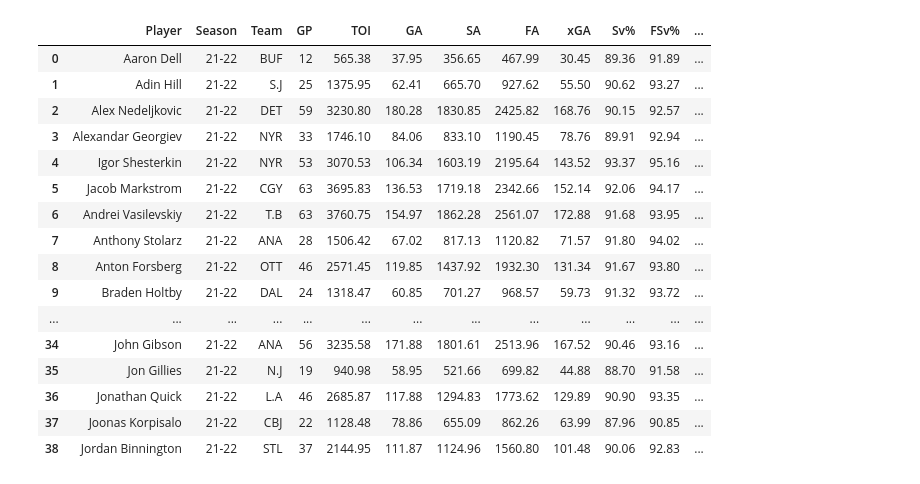
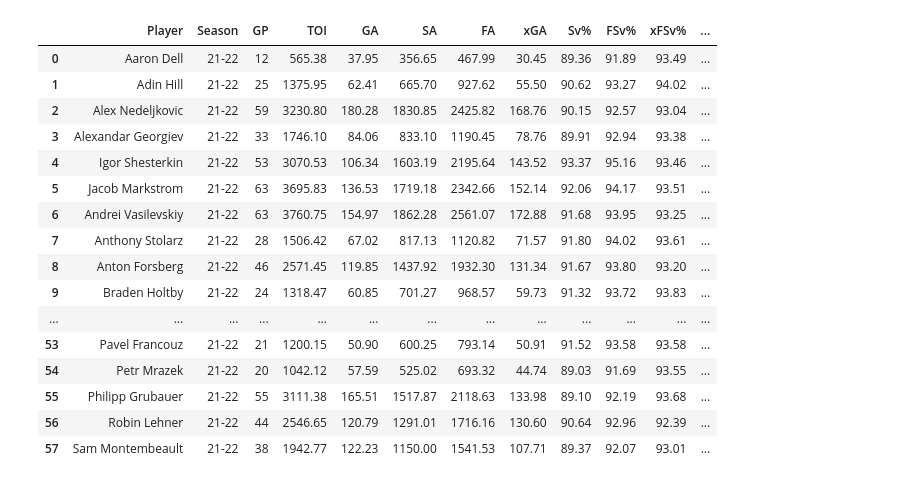
Before and after one commit to mikeytw11/Hockey, a Jupyter notebook: Goalie_Consistency.ipynb, the cells around one changed output. Drawn from its saved outputs; the diff is of its cells as text; code cells hidden in the pictures.

Commit message:
Rearranged columns and added to table.

```diff
--- a/Goalie_Consistency.ipynb
+++ b/Goalie_Consistency.ipynb
@@ -277,5 +372,24 @@ Gillies_Final = Goalies_Season.loc[Goalies_Season.Player=='Jon Gillies']
 Quick_Final = Goalies_Season.loc[Goalies_Season.Player=='Jonathan Quick']
 Korpisalo_Final = Goalies_Season.loc[Goalies_Season.Player=='Joonas Korpisalo']
 Binnington_Final = Goalies_Season.loc[Goalies_Season.Player=='Jordan Binnington']
+Saros_Final = Goalies_Season.loc[Goalies_Season.Player=='Juuse Saros']
+Kahkonen_Final = Goalies_Season.loc[Goalies_Season.Player=='Kaapo Kahkonen']
+Vejmelka_Final = Goalies_Season.loc[Goalies_Season.Player=='Karel Vejmelka']
+Lankinen_Final = Goalies_Season.loc[Goalies_Season.Player=='Kevin Lankinen']
+Brossoit_Final = Goalies_Season.loc[Goalies_Season.Player=='Laurent Brossoit']
+Ullmark_Final = Goalies_Season.loc[Goalies_Season.Player=='Linus Ullmark']
+Thompson_Final = Goalies_Season.loc[Goalies_Season.Player=='Logan Thompson']
+Blackwood_Final = Goalies_Season.loc[Goalies_Season.Player=='Mackenzie Blackwood']
+Fleury_Final = Goalies_Season.loc[Goalies_Season.Player=='Marc-Andre Fleury']
+Jones_Final = Goalies_Season.loc[Goalies_Season.Player=='Martin Jones']
+Murray_Final = Goalies_Season.loc[Goalies_Season.Player=='Matt Murray']
+Smith_Final = Goalies_Season.loc[Goalies_Season.Player=='Mike Smith']
+Koskinen_Final = Goalies_Season.loc[Goalies_Season.Player=='Mikko Koskinen']
+Daws_Final = Goalies_Season.loc[Goalies_Season.Player=='Nico Daws']
+Francouz_Final = Goalies_Season.loc[Goalies_Season.Player=='Pavel Francouz']
+Mrazek_Final = Goalies_Season.loc[Goalies_Season.Player=='Petr Mrazek']
+Grubauer_Final = Goalies_Season.loc[Goalies_Season.Player=='Philipp Grubauer']
+Lehner_Final = Goalies_Season.loc[Goalies_Season.Player=='Robin Lehner']
+Montembeault_Final = Goalies_Season.loc[Goalies_Season.Player=='Sam Montembeault']
 # %%
 #Restrict data columns.
@@ -365,30 +498,51 @@ Gillies_Final['Variance'] = Variance_Gillies
 Quick_Final['Variance'] = Variance_Quick
 Korpisalo_Final['Variance'] = Variance_Korpisalo
 Binnington_Final['Variance'] = Variance_Binnington
+Saros_Final['Variance'] = Variance_Saros
+Kahkonen_Final['Variance'] = Variance_Kahkonen
+Vejmelka_Final['Variance'] = Variance_Vejmelka
+Lankinen_Final['Variance'] = Variance_Lankinen
+Brossoit_Final['Variance'] = Variance_Brossoit
+Ullmark_Final['Variance'] = Variance_Ullmark
+Thompson_Final['Variance'] = Variance_Thompson
+Blackwood_Final['Variance'] = Variance_Blackwood
+Fleury_Final['Variance'] = Variance_Fleury
+Jones_Final['Variance'] = Variance_Jones
+Murray_Final['Variance'] = Variance_Murray
+Smith_Final['Variance'] = Variance_Smith
+Koskinen_Final['Variance'] = Variance_Koskinen
+Daws_Final['Variance'] = Variance_Daws
+Francouz_Final['Variance'] = Variance_Francouz
+Mrazek_Final['Variance'] = Variance_Mrazek
+Grubauer_Final['Variance'] = Variance_Grubauer
+Lehner_Final['Variance'] = Variance_Lehner
+Montembeault_Final['Variance'] = Variance_Montembeault
 # %%
 #Merge goaltenders together
 Goalie_Table = pd.concat([Dell_Final, Hill_Final, Nedeljkovic_Final, Georgiev_Final, Shesterkin_Final, Markstrom_Final, Vasilevskiy_Final, Stolarz_Final, Forsberg_Final,
                           Raanta_Final, Holtby_Final, Elliot_Final, Petersen_Final, Talbot_Final, Hart_Final, DeSmith_Final, Primeau_Final, Driedger_Final, Hellebuyck_Final,
                           Anderson_Final, Vladar_Final, Kuemper_Final, Rittich_Final, Tokarski_Final, Merzlikins_Final, Comrie_Final, Kallgren_Final, Gustavsson_Final,
                           Andersen_Final, Samsonov_Final, Campbell_Final, Allen_Final, Oettinger_Final, Sorokin_Final, Reimer_Final, Halak_Final, Swayman_Final, Gibson_Final,
-                          Gillies_Final, Quick_Final, Korpisalo_Final, Binnington_Final])
+                          Gillies_Final, Quick_Final, Korpisalo_Final, Binnington_Final, Saros_Final, Kahkonen_Final, Vejmelka_Final, Lankinen_Final, Brossoit_Final,
+                          Ullmark_Final, Thompson_Final, Blackwood_Final, Fleury_Final, Jones_Final, Murray_Final, Smith_Final, Koskinen_Final, Daws_Final, Francouz_Final,
+                          Mrazek_Final, Grubauer_Final, Lehner_Final, Montembeault_Final])
 Goalie_Table = Goalie_Table.reset_index(drop=True)
 Goalie_Table
 # %% [output]
-|  | Player | Season | Team | GP | TOI | GA | SA | FA | xGA | Sv% | FSv% | ... |
-| 0 | Aaron Dell | 21-22 | BUF | 12 | 565.38 | 37.95 | 356.65 | 467.99 | 30.45 | 89.36 | 91.89 | ... |
-| 1 | Adin Hill | 21-22 | S.J | 25 | 1375.95 | 62.41 | 665.70 | 927.62 | 55.50 | 90.62 | 93.27 | ... |
-| 2 | Alex Nedeljkovic | 21-22 | DET | 59 | 3230.80 | 180.28 | 1830.85 | 2425.82 | 168.76 | 90.15 | 92.57 | ... |
-| 3 | Alexandar Georgiev | 21-22 | NYR | 33 | 1746.10 | 84.06 | 833.10 | 1190.45 | 78.76 | 89.91 | 92.94 | ... |
-| 4 | Igor Shesterkin | 21-22 | NYR | 53 | 3070.53 | 106.34 | 1603.19 | 2195.64 | 143.52 | 93.37 | 95.16 | ... |
-| 5 | Jacob Markstrom | 21-22 | CGY | 63 | 3695.83 | 136.53 | 1719.18 | 2342.66 | 152.14 | 92.06 | 94.17 | ... |
-| 6 | Andrei Vasilevskiy | 21-22 | T.B | 63 | 3760.75 | 154.97 | 1862.28 | 2561.07 | 172.88 | 91.68 | 93.95 | ... |
-| 7 | Anthony Stolarz | 21-22 | ANA | 28 | 1506.42 | 67.02 | 817.13 | 1120.82 | 71.57 | 91.80 | 94.02 | ... |
-| 8 | Anton Forsberg | 21-22 | OTT | 46 | 2571.45 | 119.85 | 1437.92 | 1932.30 | 131.34 | 91.67 | 93.80 | ... |
-| 9 | Braden Holtby | 21-22 | DAL | 24 | 1318.47 | 60.85 | 701.27 | 968.57 | 59.73 | 91.32 | 93.72 | ... |
+|  | Player | Season | GP | TOI | GA | SA | FA | xGA | Sv% | FSv% | xFSv% | ... |
+| 0 | Aaron Dell | 21-22 | 12 | 565.38 | 37.95 | 356.65 | 467.99 | 30.45 | 89.36 | 91.89 | 93.49 | ... |
+| 1 | Adin Hill | 21-22 | 25 | 1375.95 | 62.41 | 665.70 | 927.62 | 55.50 | 90.62 | 93.27 | 94.02 | ... |
+| 2 | Alex Nedeljkovic | 21-22 | 59 | 3230.80 | 180.28 | 1830.85 | 2425.82 | 168.76 | 90.15 | 92.57 | 93.04 | ... |
+| 3 | Alexandar Georgiev | 21-22 | 33 | 1746.10 | 84.06 | 833.10 | 1190.45 | 78.76 | 89.91 | 92.94 | 93.38 | ... |
+| 4 | Igor Shesterkin | 21-22 | 53 | 3070.53 | 106.34 | 1603.19 | 2195.64 | 143.52 | 93.37 | 95.16 | 93.46 | ... |
+| 5 | Jacob Markstrom | 21-22 | 63 | 3695.83 | 136.53 | 1719.18 | 2342.66 | 152.14 | 92.06 | 94.17 | 93.51 | ... |
+| 6 | Andrei Vasilevskiy | 21-22 | 63 | 3760.75 | 154.97 | 1862.28 | 2561.07 | 172.88 | 91.68 | 93.95 | 93.25 | ... |
+| 7 | Anthony Stolarz | 21-22 | 28 | 1506.42 | 67.02 | 817.13 | 1120.82 | 71.57 | 91.80 | 94.02 | 93.61 | ... |
+| 8 | Anton Forsberg | 21-22 | 46 | 2571.45 | 119.85 | 1437.92 | 1932.30 | 131.34 | 91.67 | 93.80 | 93.20 | ... |
+| 9 | Braden Holtby | 21-22 | 24 | 1318.47 | 60.85 | 701.27 | 968.57 | 59.73 | 91.32 | 93.72 | 93.83 | ... |
 | ... | ... | ... | ... | ... | ... | ... | ... | ... | ... | ... | ... | ... |
-| 34 | John Gibson | 21-22 | ANA | 56 | 3235.58 | 171.88 | 1801.61 | 2513.96 | 167.52 | 90.46 | 93.16 | ... |
-| 35 | Jon Gillies | 21-22 | N.J | 19 | 940.98 | 58.95 | 521.66 | 699.82 | 44.88 | 88.70 | 91.58 | ... |
-| 36 | Jonathan Quick | 21-22 | L.A | 46 | 2685.87 | 117.88 | 1294.83 | 1773.62 | 129.89 | 90.90 | 93.35 | ... |
-| 37 | Joonas Korpisalo | 21-22 | CBJ | 22 | 1128.48 | 78.86 | 655.09 | 862.26 | 63.99 | 87.96 | 90.85 | ... |
-| 38 | Jordan Binnington | 21-22 | STL | 37 | 2144.95 | 111.87 | 1124.96 | 1560.80 | 101.48 | 90.06 | 92.83 | ... |
+| 53 | Pavel Francouz | 21-22 | 21 | 1200.15 | 50.90 | 600.25 | 793.14 | 50.91 | 91.52 | 93.58 | 93.58 | ... |
+| 54 | Petr Mrazek | 21-22 | 20 | 1042.12 | 57.59 | 525.02 | 693.32 | 44.74 | 89.03 | 91.69 | 93.55 | ... |
+| 55 | Philipp Grubauer | 21-22 | 55 | 3111.38 | 165.51 | 1517.87 | 2118.63 | 133.98 | 89.10 | 92.19 | 93.68 | ... |
+| 56 | Robin Lehner | 21-22 | 44 | 2546.65 | 120.79 | 1291.01 | 1716.16 | 130.60 | 90.64 | 92.96 | 92.39 | ... |
+| 57 | Sam Montembeault | 21-22 | 38 | 1942.77 | 122.23 | 1150.00 | 1541.53 | 107.71 | 89.37 | 92.07 | 93.01 | ... |
```
Also changed, not shown: parts of 10 cells of this notebook.
